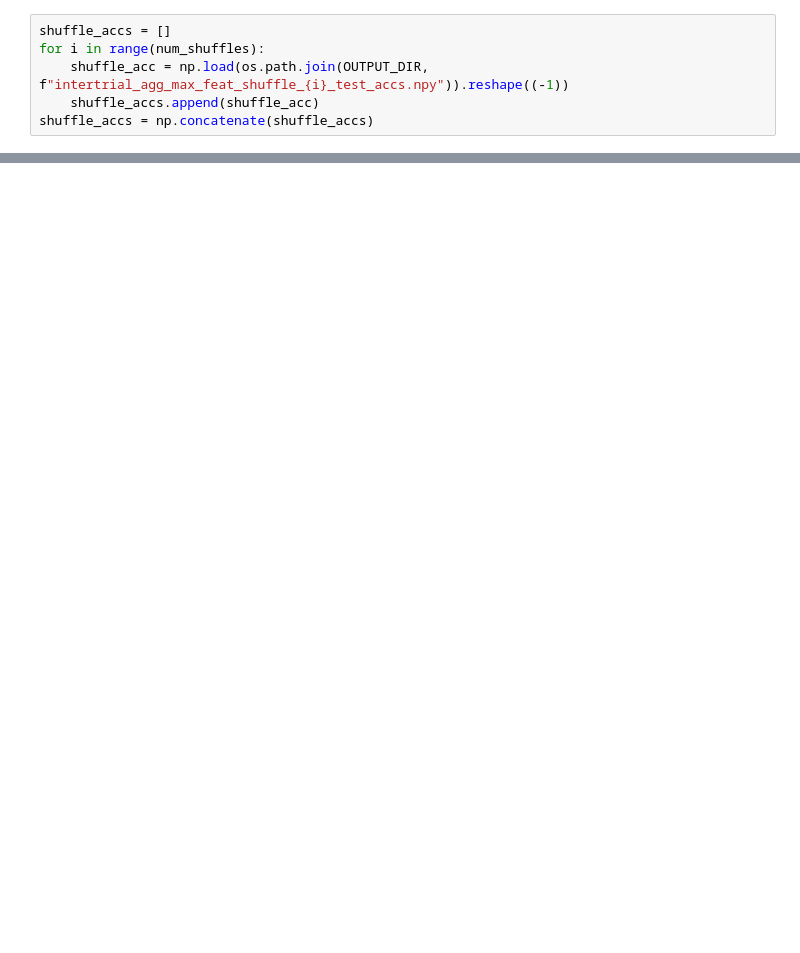
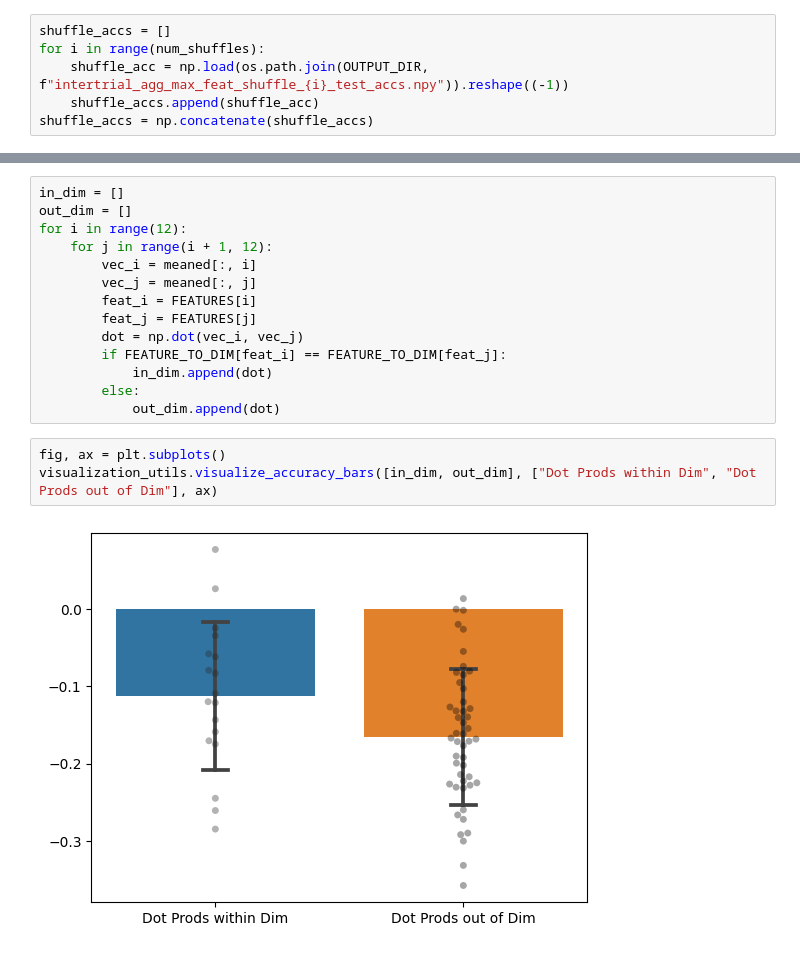
Before and after one commit to pqz317/wcst_decode, a Jupyter notebook: notebooks/20240501_visualize_feat_max_intertrial_decoding.ipynb, the cells around one changed output, grey strips where cells are left out. Drawn from its saved outputs; the diff is of its cells as text; blank space fills up the shorter version.

```diff
--- a/notebooks/20240501_visualize_feat_max_intertrial_decoding.ipynb
+++ b/notebooks/20240501_visualize_feat_max_intertrial_decoding.ipynb
@@ -51,0 +115,19 @@ visualization_utils.visualize_accuracy_bars([train_accs, test_accs, shuffle_accs
+# %%
+in_dim = []
+out_dim = []
+for i in range(12):
+    for j in range(i + 1, 12):
+        vec_i = meaned[:, i]
+        vec_j = meaned[:, j]
+        feat_i = FEATURES[i]
+        feat_j = FEATURES[j]
+        dot = np.dot(vec_i, vec_j)
+        if FEATURE_TO_DIM[feat_i] == FEATURE_TO_DIM[feat_j]:
+            in_dim.append(dot)
+        else:
+            out_dim.append(dot)
+# %%
+fig, ax = plt.subplots()
+visualization_utils.visualize_accuracy_bars([in_dim, out_dim], ["Dot Prods within Dim", "Dot Prods out of Dim"], ax)
+# %% [output]
+[figure, added]
```
Also changed, not shown: parts of 14 cells of this notebook, 3 other files.
